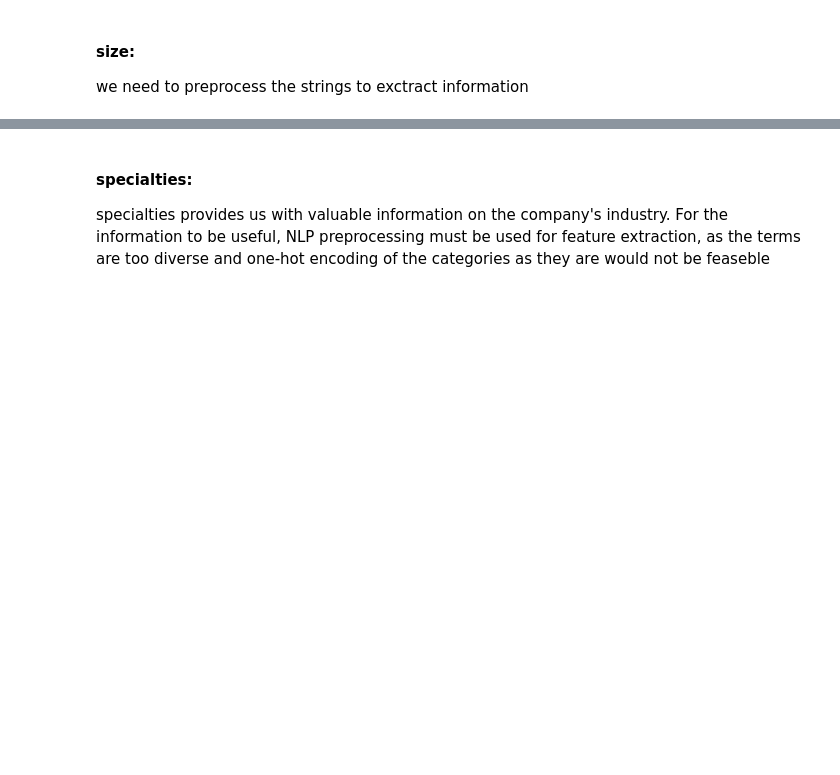
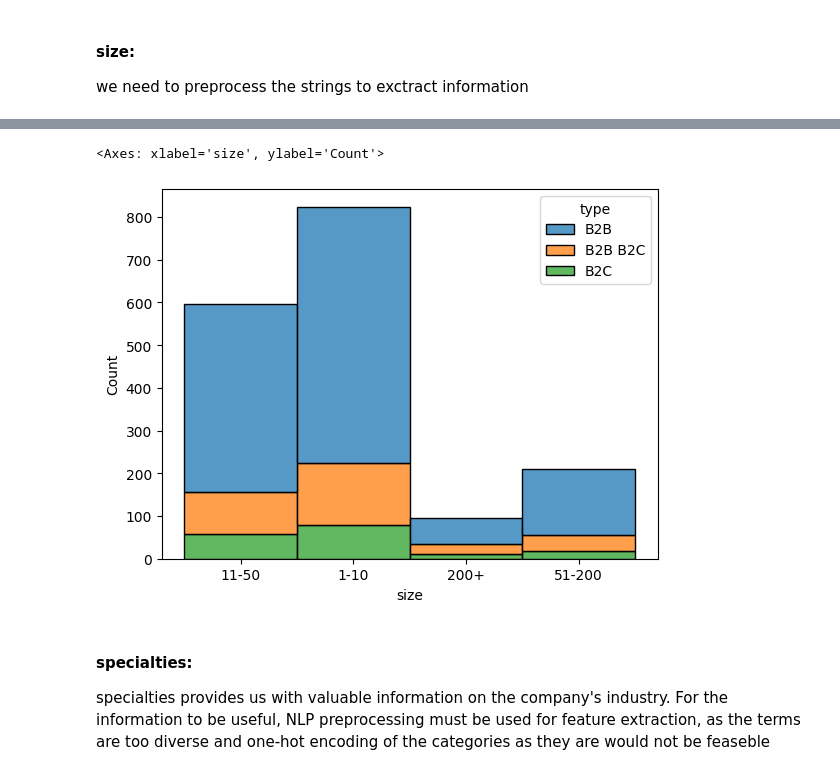
Before and after one commit to cvillela/amplemarket_challenge, a Jupyter notebook: challenge.ipynb, the cells around one changed output, grey strips where cells are left out. Cells and saved outputs as stored; diff of their text form; code cells hidden in the pictures; blank space fills up the shorter version.

```diff
--- a/challenge.ipynb
+++ b/challenge.ipynb
@@ -239,3 +229,11 @@ df_clean.loc[df_clean['size']=='10001', 'size']='5001-10000'
+# %%
+df_clean.loc[df_clean['size']=='10001', 'size']='200+'
+df_clean.loc[df_clean['size']=='5001-10000', 'size']='200+'
+df_clean.loc[df_clean['size']=='1001-5000', 'size']='200+'
+df_clean.loc[df_clean['size']=='501-1000', 'size']='200+'
+df_clean.loc[df_clean['size']=='201-500', 'size']='200+'
+df_clean.loc[df_clean['size']=='0-1', 'size']='1-10'
+df_clean.loc[df_clean['size']=='2-10', 'size']='1-10'
 # %%
 df_clean['size'].value_counts()
 # %% [output]
@@ -250,4 +244,9 @@ df_clean['size'].value_counts()
 Name: size, dtype: int64
+# %%
+sns.histplot(data=df_clean, x='size', hue='type', multiple='stack')
+# %% [output]
+<Axes: xlabel='size', ylabel='Count'>
+[figure, added]
 # %% [markdown]
 #### specialties:
 specialties provides us with valuable information on the company's industry. For the information to be useful, NLP preprocessing must be used for feature extraction, as the terms are too diverse and one-hot encoding of the categories as they are would not be feaseble
```
Also changed, not shown: parts of 20 cells of this notebook.
